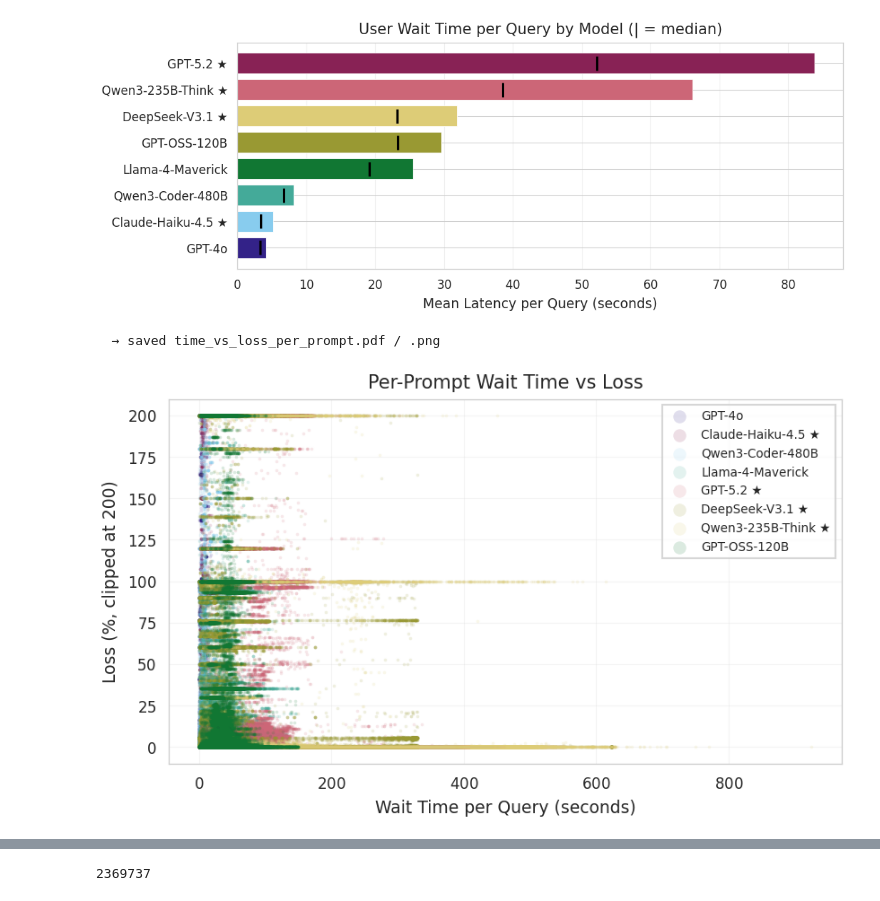
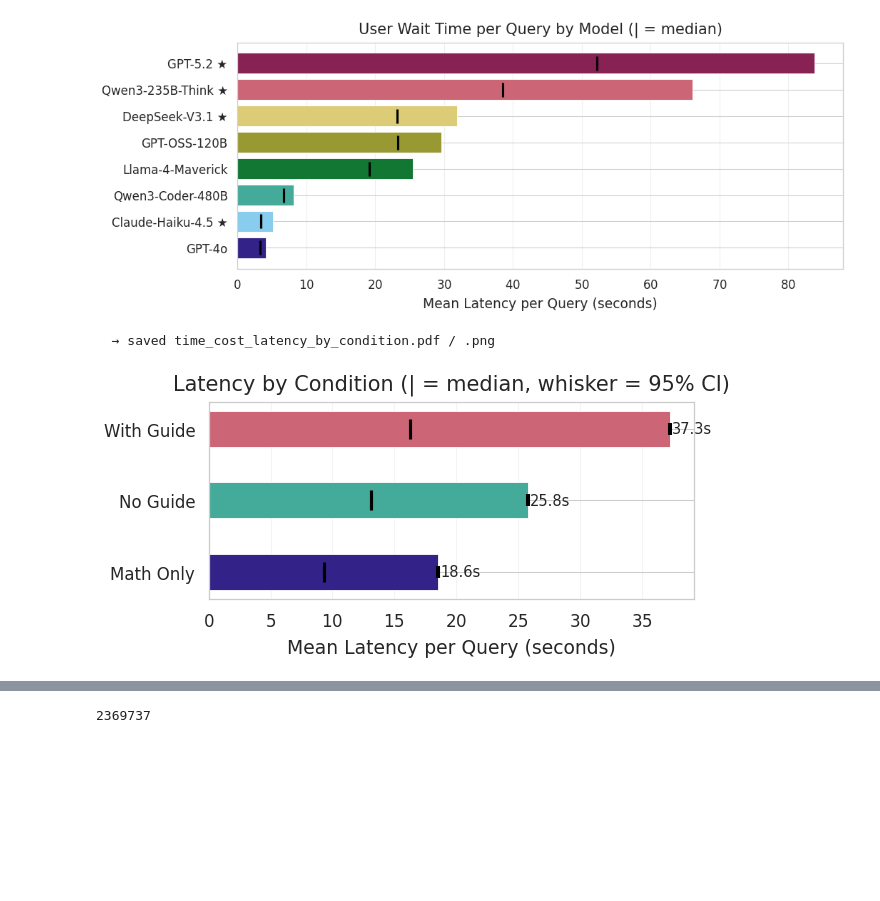
Before and after one commit to janewarren/math_gender, a Jupyter notebook: conversion_test/2_analysis/analysis_reasoning_cost.ipynb, the cells around one changed output, grey strips where cells are left out. Drawn from its saved outputs; the diff is of its cells as text; code cells hidden in the pictures; blank space fills up the shorter version.

Commit message:
added latency analysis

```diff
--- a/conversion_test/2_analysis/analysis_reasoning_cost.ipynb
+++ b/conversion_test/2_analysis/analysis_reasoning_cost.ipynb
@@ -1095,33 +1095,37 @@ GPT-5.2 ★                      83.77               52.24        0.28        6.
   → saved time_cost_latency_by_model.pdf / .png
 [figure]
 # %%
-# ── Wait Time vs Loss: every prompt, colored by model ────────────
-# Each dot is one (model, prompt) observation.
+# ── Mean latency by condition (aggregated across all models) ─────
+lat_cond = (
+    df_time.groupby('condition')['call_seconds']
+    .agg(['mean', 'median', 'std', 'count'])
+    .reindex(COND_ORDER)
+)
+lat_cond['se'] = lat_cond['std'] / np.sqrt(lat_cond['count'])
 
-fig, ax = plt.subplots(figsize=(PAGE_W * 0.8, PAGE_W * 0.8 / GOLDEN))
+fig, ax = plt.subplots(figsize=(PAGE_W * 0.6, COL_W / GOLDEN))
+y = np.arange(len(COND_ORDER))
+labels = [COND_LABELS[c] for c in COND_ORDER]
+colors = [COND_COLORS[c] for c in COND_ORDER]
 
-for model in MODEL_DISPLAY:
-    sub = df_time[df_time['model'] == model]
-    if sub.empty:
-        continue
-    ax.scatter(
-        sub['call_seconds'],
-        sub['loss'].clip(upper=200),
-        s=3, alpha=0.15, linewidths=0,
-        color=MODEL_PALETTE.get(model, '#999'),
-        label=MODEL_DISPLAY.get(model, model),
-        rasterized=True,
-    )
+bars = ax.barh(y, lat_cond['mean'], xerr=lat_cond['se'] * 1.96,
+               color=colors, edgecolor='white', linewidth=0.4,
+               height=0.5, capsize=3)
+for bar, mean, med in zip(bars, lat_cond['mean'], lat_cond['median']):
+    ax.plot(med, bar.get_y() + bar.get_height() / 2, '|', color='black',
+            markersize=10, markeredgewidth=1.5)
+    ax.text(bar.get_width() + lat_cond['se'].max() * 2.5,
+            bar.get_y() + bar.get_height() / 2,
+            f'{mean:.1f}s', va='center', fontsize=7)
 
-ax.set_xlabel('Wait Time per Query (seconds)')
-ax.set_ylabel('Loss (%, clipped at 200)')
-ax.set_title('Per-Prompt Wait Time vs Loss')
-ax.legend(markerscale=4, fontsize=6.5, loc='upper right',
-          frameon=True, edgecolor='#cccccc', fancybox=False)
-ax.grid(alpha=0.2)
+ax.set_yticks(y)
+ax.set_yticklabels(labels)
+ax.set_xlabel('Mean Latency per Query (seconds)')
+ax.set_title('Latency by Condition (| = median, whisker = 95% CI)')
+ax.grid(axis='x', alpha=0.2)
 plt.tight_layout()
-save_fig(fig, 'time_vs_loss_per_prompt')
+save_fig(fig, 'time_cost_latency_by_condition')
 plt.show()
 # %% [output]
-  → saved time_vs_loss_per_prompt.pdf / .png
+  → saved time_cost_latency_by_condition.pdf / .png
-[figure, old version]
+[figure, new version]
```
Also changed, not shown: parts of 2 cells of this notebook, 6 other files.
